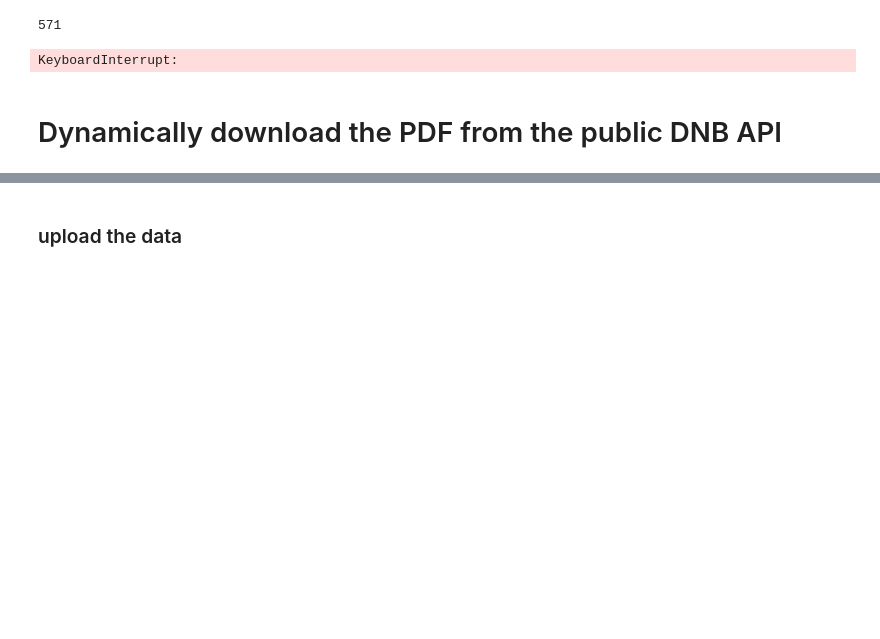
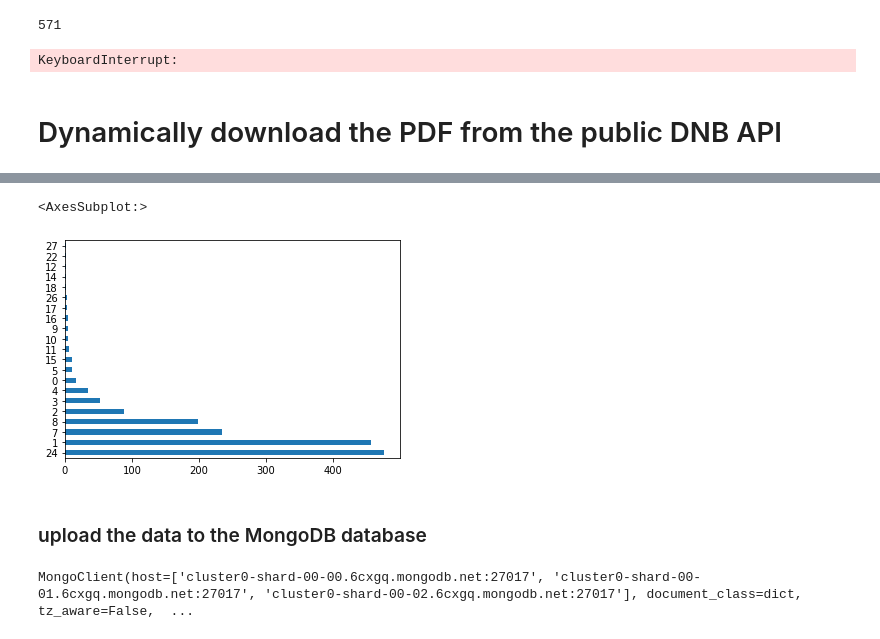
Before and after one commit to sysco-middleware/CLimateHackathon2022, a Jupyter notebook: Data/extractingDNB.ipynb, the cells around one changed output, grey strips where cells are left out. Drawn from its saved outputs; the diff is of its cells as text; code cells hidden in the pictures; blank space fills up the shorter version.

```diff
--- a/Data/extractingDNB.ipynb
+++ b/Data/extractingDNB.ipynb
@@ -260,2 +247,7 @@ df.head(3)
+# %%
+df['propertyType'].value_counts().plot.barh()
+# %% [output]
+<AxesSubplot:>
+[figure, added]
 # %% [markdown]
-### upload the data
+### upload the data to the MongoDB database
@@ -262,2 +261,6 @@ df.head(3)
+# %%
+client
+# %% [output]
+MongoClient(host=['cluster0-shard-00-00.6cxgq.mongodb.net:27017', 'cluster0-shard-00-01.6cxgq.mongodb.net:27017', 'cluster0-shard-00-02.6cxgq.mongodb.net:27017'], document_class=dict, tz_aware=False,  ...
 # %%
 db = client.DnbData
```
Also changed, not shown: parts of 25 cells of this notebook, 4 other files.
